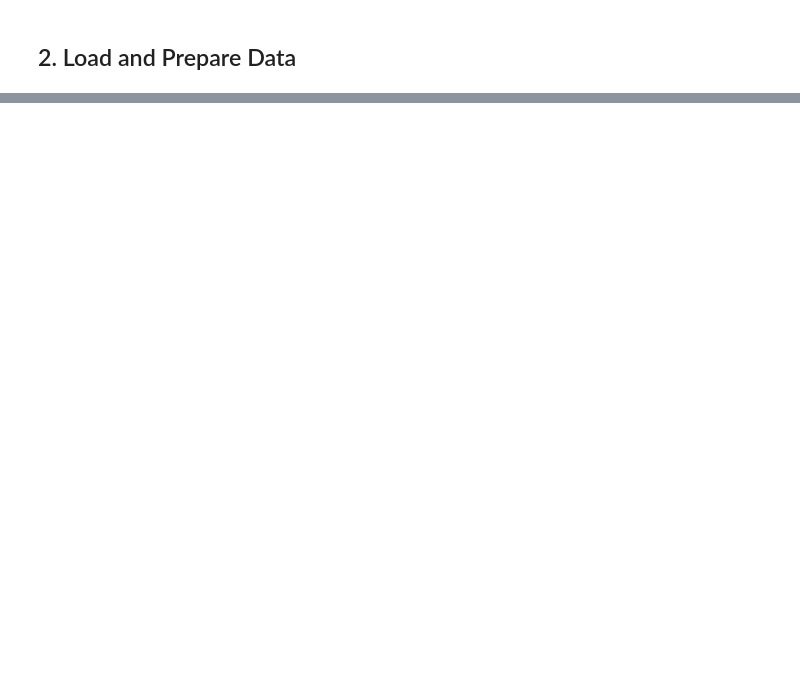
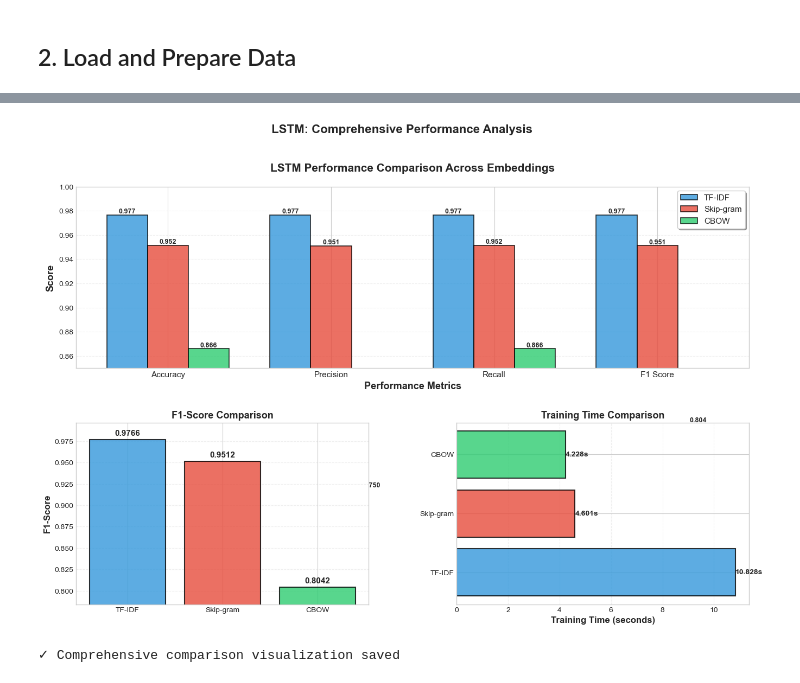
Before and after one commit to ernesteNtezirizaza/Group6-Text-Classification-Assignment, a Jupyter notebook: notebooks/04_erneste_lstm.ipynb, the cells around one changed output, grey strips where cells are left out. Drawn from its saved outputs; the diff is of its cells as text; code cells hidden in the pictures; blank space fills up the shorter version.

```diff
--- a/notebooks/04_erneste_lstm.ipynb
+++ b/notebooks/04_erneste_lstm.ipynb
@@ -169,0 +568,62 @@ evaluator = ModelEvaluator(class_names=['ham', 'spam'])
+# %%
+fig = plt.figure(figsize=(16, 10))
+gs = fig.add_gridspec(2, 2, hspace=0.3, wspace=0.3)
+
+embeddings = ['TF-IDF', 'Skip-gram', 'CBOW']
+metrics_list = [metrics_tfidf, metrics_sg, metrics_cbow]
+colors = ['#3498db', '#e74c3c', '#2ecc71']
+
+ax1 = fig.add_subplot(gs[0, :])
+metrics_to_plot = ['accuracy', 'precision', 'recall', 'f1_score']
+x = np.arange(len(metrics_to_plot))
+width = 0.25
+
+for i, (emb, metrics, color) in enumerate(zip(embeddings, metrics_list, colors)):
+    values = [metrics[m] for m in metrics_to_plot]
+    bars = ax1.bar(x + i*width, values, width, label=emb, color=color, alpha=0.8, edgecolor='black', linewidth=1.2)
+
+    for bar in bars:
+        height = bar.get_height()
+        ax1.text(bar.get_x() + bar.get_width()/2., height,
+                f'{height:.3f}', ha='center', va='bottom', fontsize=9, fontweight='bold')
+
+ax1.set_xlabel('Performance Metrics', fontsize=13, fontweight='bold')
+ax1.set_ylabel('Score', fontsize=13, fontweight='bold')
+ax1.set_title('LSTM Performance Comparison Across Embeddings', fontsize=15, fontweight='bold', pad=20)
+ax1.set_xticks(x + width)
+ax1.set_xticklabels([m.replace('_', ' ').title() for m in metrics_to_plot], fontsize=11)
+ax1.legend(fontsize=11, frameon=True, shadow=True)
+ax1.grid(axis='y', alpha=0.3, linestyle='--')
+ax1.set_ylim([0.85, 1.0])
+
+ax2 = fig.add_subplot(gs[1, 0])
+f1_scores = [m['f1_score'] for m in metrics_list]
+bars = ax2.bar(embeddings, f1_scores, color=colors, alpha=0.8, edgecolor='black', linewidth=1.5)
+ax2.set_ylabel('F1-Score', fontsize=12, fontweight='bold')
+ax2.set_title('F1-Score Comparison', fontsize=13, fontweight='bold')
+ax2.grid(axis='y', alpha=0.3, linestyle='--')
+for bar, score in zip(bars, f1_scores):
+    ax2.text(bar.get_x() + bar.get_width()/2., score + 0.005,
+            f'{score:.4f}', ha='center', fontweight='bold', fontsize=11)
+ax2.set_ylim([min(f1_scores)-0.02, max(f1_scores)+0.02])
+
+ax3 = fig.add_subplot(gs[1, 1])
+training_times = [m['training_time'] for m in metrics_list]
+bars = ax3.barh(embeddings, training_times, color=colors, alpha=0.8, edgecolor='black', linewidth=1.5)
+ax3.set_xlabel('Training Time (seconds)', fontsize=12, fontweight='bold')
+ax3.set_title('Training Time Comparison', fontsize=13, fontweight='bold')
+ax3.grid(axis='x', alpha=0.3, linestyle='--')
+for bar, time_val in zip(bars, training_times):
+    ax3.text(time_val + 0.01, bar.get_y() + bar.get_height()/2.,
+            f'{time_val:.3f}s', va='center', fontweight='bold', fontsize=10)
+
+plt.suptitle('LSTM: Comprehensive Performance Analysis',
+             fontsize=16, fontweight='bold', y=0.995)
+
+plt.savefig('../results/figures/erneste_comprehensive_comparison.png', dpi=300, bbox_inches='tight', facecolor='white')
+plt.show()
+
+print('\n✓ Comprehensive comparison visualization saved')
+# %% [output]
+[figure, added]
+✓ Comprehensive comparison visualization saved
```
Also changed, not shown: parts of 30 cells of this notebook, 5 other files.
